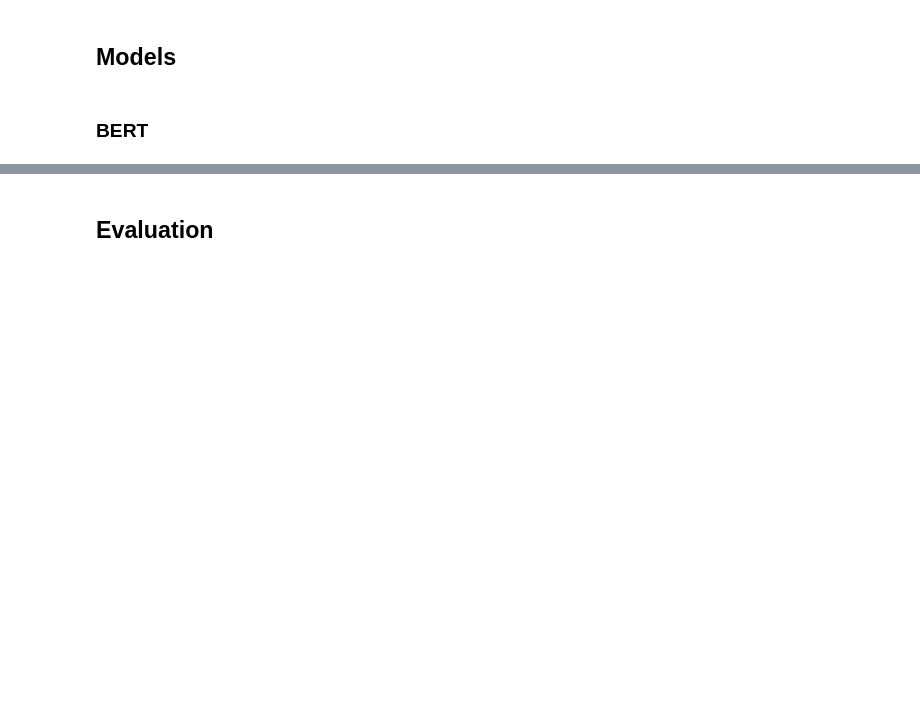
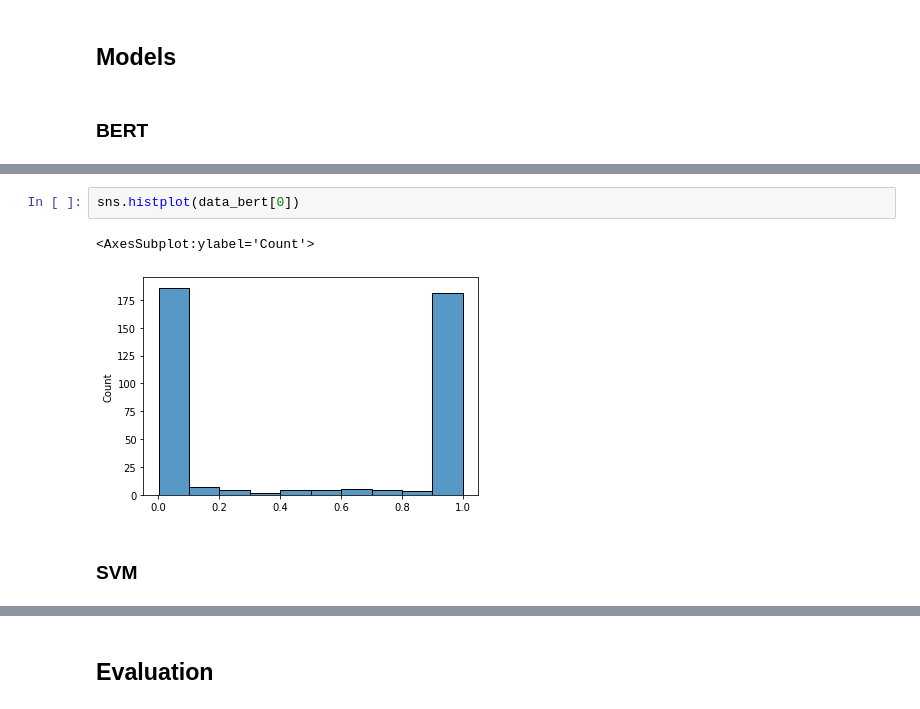
Before and after one commit to PatrikDurdevic/Conformal-Prediction-for-NLP-Sentiment-Classification, a Jupyter notebook: BSc_Thesis.ipynb, the cells around one changed output, grey strips where cells are left out. Saved outputs shown, nothing was run; the diff lists cells and outputs as text; blank space fills up the shorter version.

```diff
--- a/BSc_Thesis.ipynb
+++ b/BSc_Thesis.ipynb
@@ -115,0 +155,7 @@ data_bert = predicted_proba[:,1].numpy(), np.array(smaller_tokenized_dataset["te
+# %%
+sns.histplot(data_bert[0])
+# %% [output]
+<AxesSubplot:ylabel='Count'>
+[figure, added]
+# %% [markdown]
+### SVM
```
Also changed, not shown: parts of 32 cells of this notebook.
